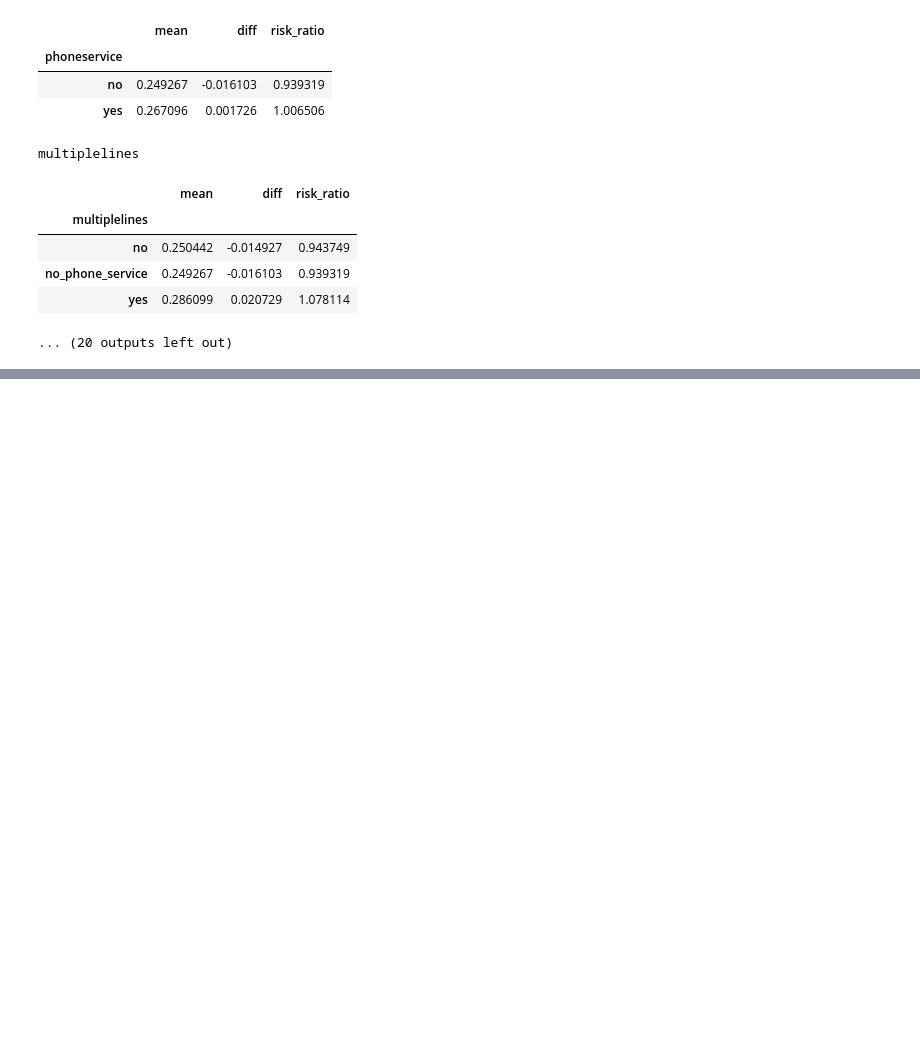
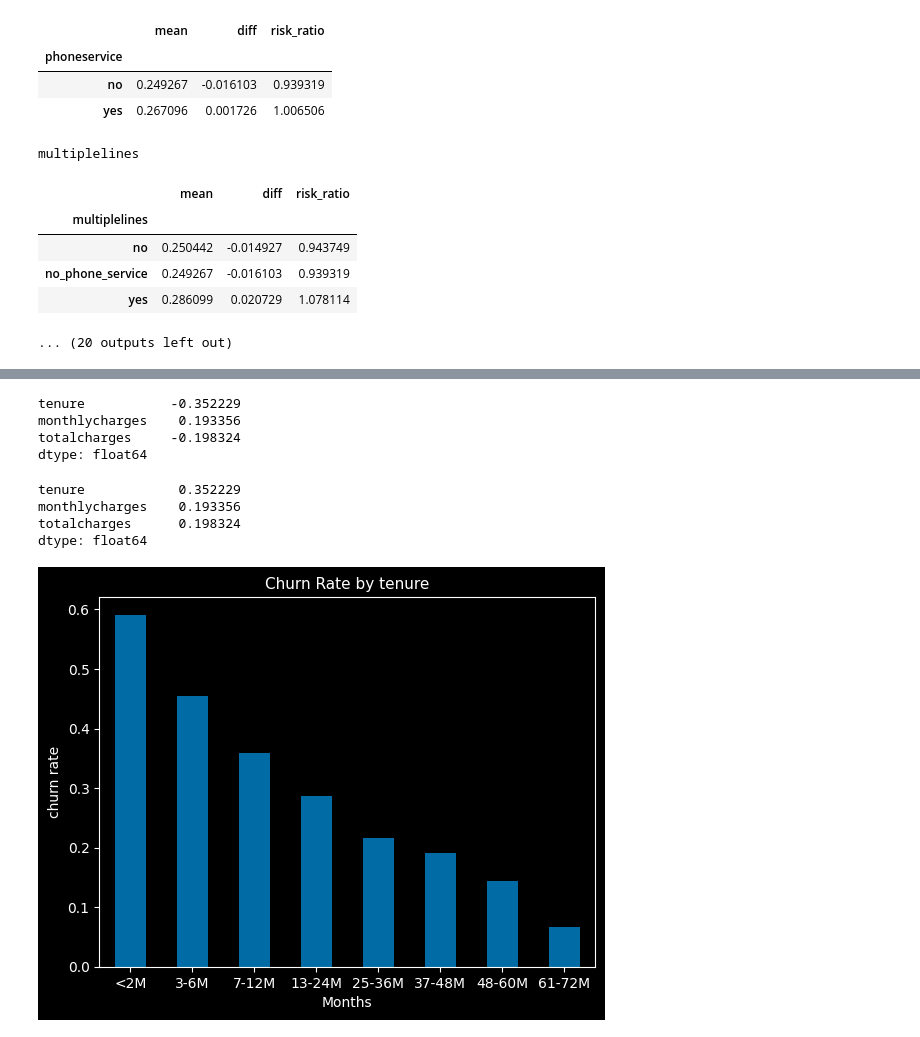
Before and after one commit to madhuri-15/mlbookcamp-homeworks, a Jupyter notebook: Week3-Classification/Project/ChurnPrediction.ipynb, the cells around one changed output, grey strips where cells are left out. Cells and saved outputs as stored; diff of their text form; code cells hidden in the pictures; blank space fills up the shorter version.

Commit message:
Update - Feature Importance (correlation)

```diff
--- a/Week3-Classification/Project/ChurnPrediction.ipynb
+++ b/Week3-Classification/Project/ChurnPrediction.ipynb
@@ -297,0 +344,40 @@ multiplelines
+# %%
+# Compute the pearson correlation with numeric columns
+data[numeric_cols].corrwith(other=data['churn'])
+# %% [output]
+tenure           -0.352229
+monthlycharges    0.193356
+totalcharges     -0.198324
+dtype: float64
+# %%
+# Feature importance
+data[numeric_cols].corrwith(other=data['churn']).abs()
+# %% [output]
+tenure            0.352229
+monthlycharges    0.193356
+totalcharges      0.198324
+dtype: float64
+# %%
+# Let's examine the relation of numeric variables with target variable 'churn'
+
+# Tenture is number of months the customer has stayed with the company.
+tenure  = pd.cut( x=data['tenure'],
+       bins=[0, 2, 6, 12, 24, 36, 48, 60, 72],
+       labels=['<2M', '3-6M', '7-12M', '13-24M', '25-36M', '37-48M', '48-60M', '61-72M'])
+
+# Data preparation
+tenure_df = pd.DataFrame({
+    'tenure':tenure,
+    'churn':data['churn']
+})
+
+# plot
+tenure_df.groupby(by=['tenure'])['churn'].agg(func='mean').plot(kind='bar')
+plt.title("Churn Rate by tenure", size=11)
+plt.xlabel("Months", size=10)
+plt.ylabel("churn rate", size=10)
+
+plt.xticks(rotation=0)
+plt.show()
+# %% [output]
+[figure, added]
```
Also changed, not shown: parts of 12 cells of this notebook.
